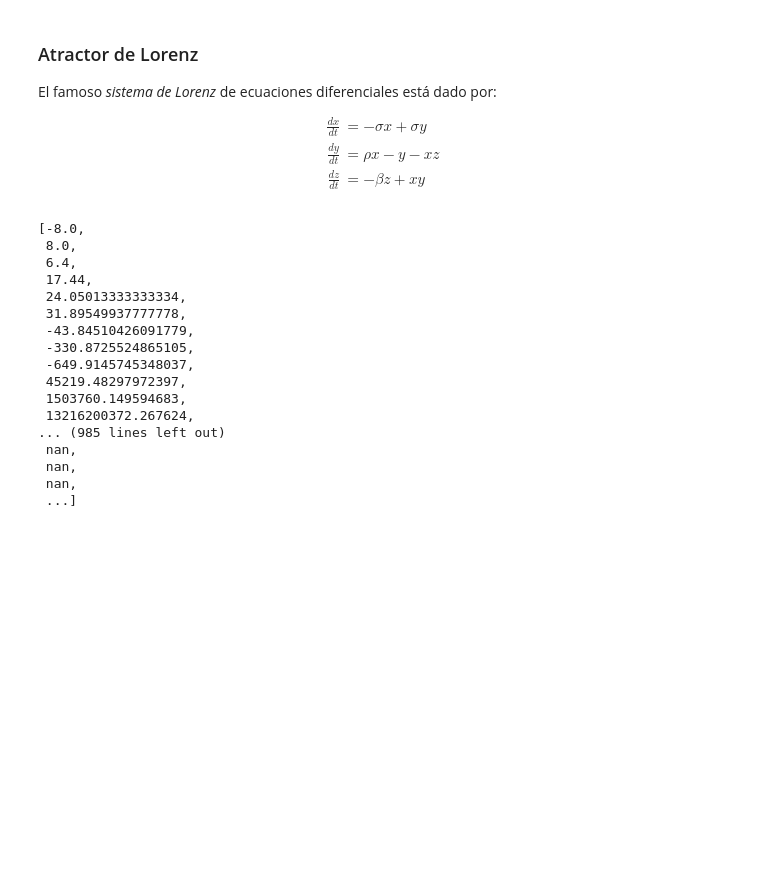
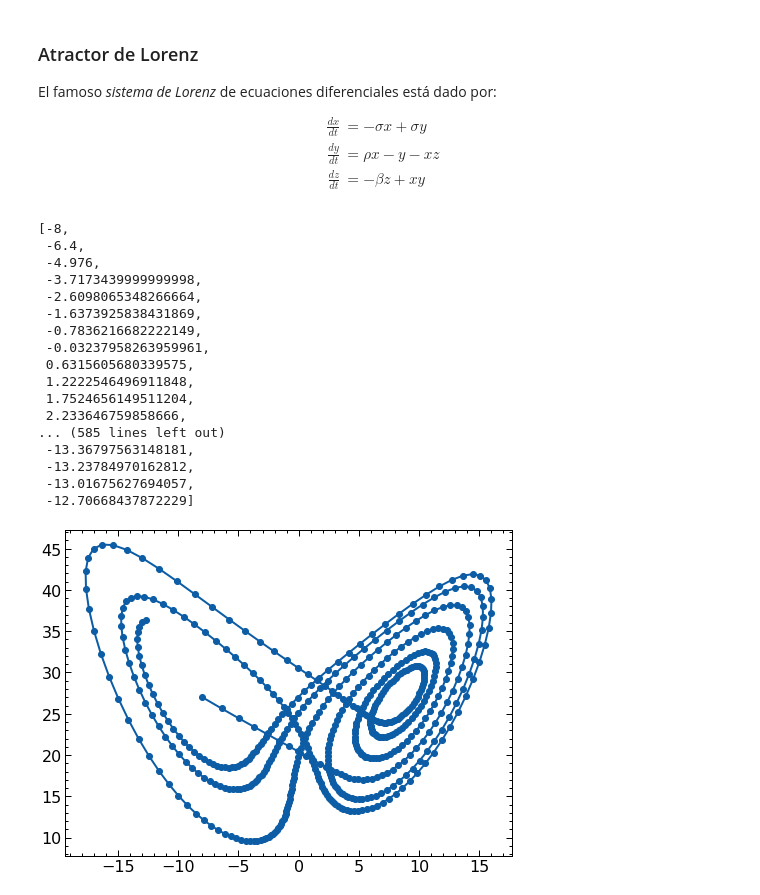
Before and after one commit to JherMik7/euler_Y_Euler_Mejorado, a Jupyter notebook: euler_y_euler_mejorado.ipynb, the cells around one changed output. Cells and saved outputs as stored; diff of their text form; code cells hidden in the pictures; blank space fills up the shorter version.

```diff
--- a/euler_y_euler_mejorado.ipynb
+++ b/euler_y_euler_mejorado.ipynb
@@ -211,39 +211,41 @@ def lorenz(x,y, z):
     w = -beta*z+x*y
     return u, v, w
 # %%
-xo = -8.
-yo = 8.
-zo = 27.
+xo = -8
+yo = 8
+zo = 27
 # %%
 xs = [xo]
 ys = [yo]
 zs = [zo]
 # %%
-dt = 0.1
+dt = 0.01
 tiempo = np.arange(0,600+dt,dt)
 # %%
-for i in range(5):
+for i in range(600):
     x_derivada, y_derivada, z_derivada = lorenz(xs[i], ys[i], zs[i])
     xs.append(xs[i]+x_derivada*dt)
     ys.append(ys[i]+y_derivada*dt)
     zs.append(zs[i]+z_derivada*dt)
 
+plt.plot(xs,zs, 'o-')
 xs
 # %% [output]
-[-8.0,
- 8.0,
- 6.4,
- 17.44,
- 24.05013333333334,
- 31.89549937777778,
- -43.84510426091779,
- -330.8725524865105,
- -649.9145745348037,
- 45219.48297972397,
- 1503760.149594683,
- 13216200372.267624,
-... (985 lines left out)
- nan,
- nan,
- nan,
- ...]
+[-8,
+ -6.4,
+ -4.976,
+ -3.7173439999999998,
+ -2.6098065348266664,
+ -1.6373925838431869,
+ -0.7836216682222149,
+ -0.03237958263959961,
+ 0.6315605680339575,
+ 1.2222546496911848,
+ 1.7524656149511204,
+ 2.233646759858666,
+... (585 lines left out)
+ -13.36797563148181,
+ -13.23784970162812,
+ -13.01675627694057,
+ -12.70668437872229]
+[figure, added]
```
